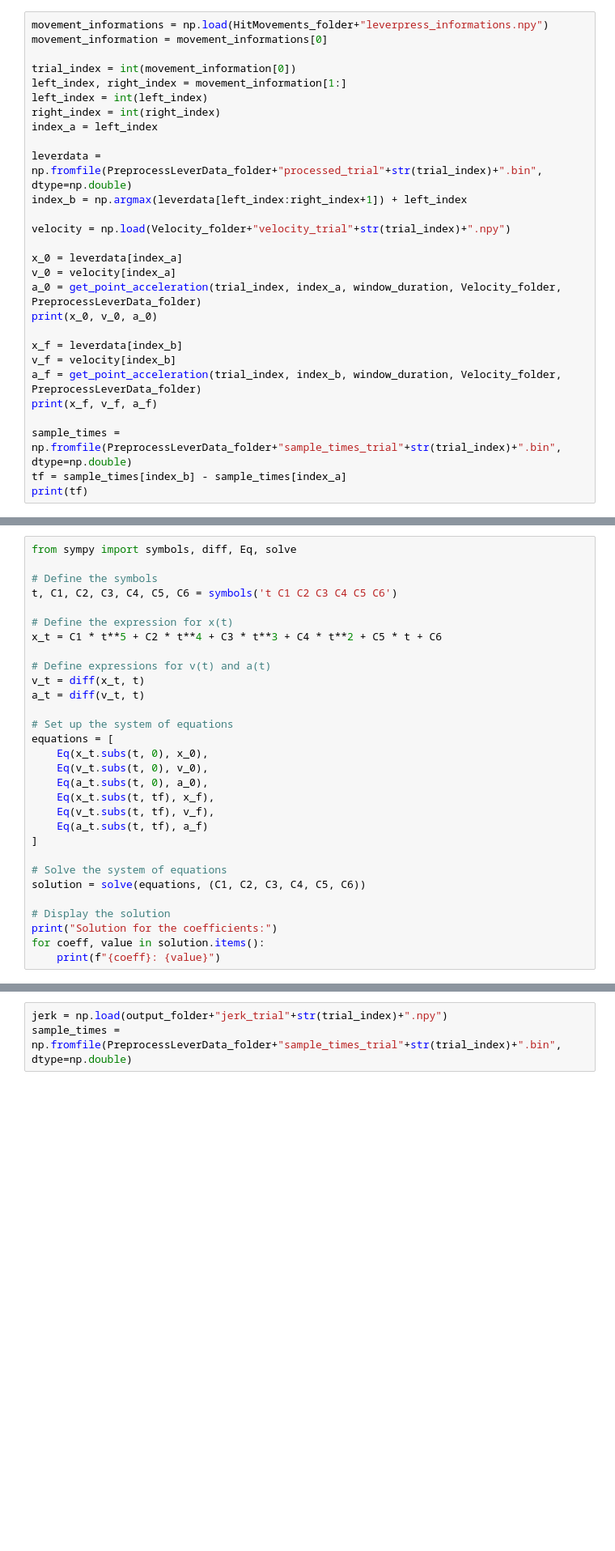
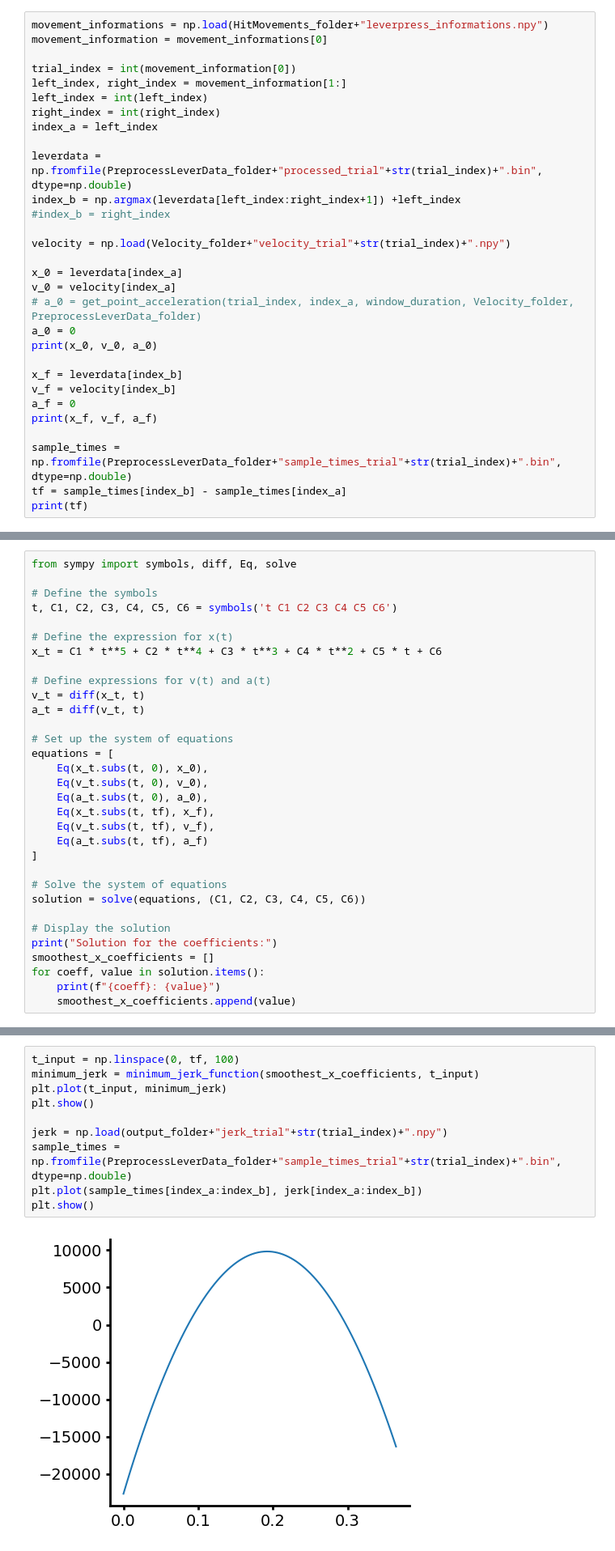
Before and after one commit to paulazoo/behavior, a Jupyter notebook: analysis/Jerk.ipynb, the cells around one changed output, grey strips where cells are left out. Shown: that part at 81% size. Drawn from its saved outputs; the diff is of its cells as text; blank space fills up the shorter version.

Commit message:
water restriction non-jerk analysis done

```diff
--- a/analysis/Jerk.ipynb
+++ b/analysis/Jerk.ipynb
@@ -152,18 +153,20 @@ right_index = int(right_index)
 index_a = left_index
 
 leverdata = np.fromfile(PreprocessLeverData_folder+"processed_trial"+str(trial_index)+".bin", dtype=np.double)
-index_b = np.argmax(leverdata[left_index:right_index+1]) + left_index
+index_b = np.argmax(leverdata[left_index:right_index+1]) +left_index
+#index_b = right_index
 
 velocity = np.load(Velocity_folder+"velocity_trial"+str(trial_index)+".npy")
 
 x_0 = leverdata[index_a]
 v_0 = velocity[index_a]
-a_0 = get_point_acceleration(trial_index, index_a, window_duration, Velocity_folder, PreprocessLeverData_folder)
+# a_0 = get_point_acceleration(trial_index, index_a, window_duration, Velocity_folder, PreprocessLeverData_folder)
+a_0 = 0
 print(x_0, v_0, a_0)
 
 x_f = leverdata[index_b]
 v_f = velocity[index_b]
-a_f = get_point_acceleration(trial_index, index_b, window_duration, Velocity_folder, PreprocessLeverData_folder)
+a_f = 0
 print(x_f, v_f, a_f)
 
 sample_times = np.fromfile(PreprocessLeverData_folder+"sample_times_trial"+str(trial_index)+".bin", dtype=np.double)
@@ -203,7 +204,9 @@ solution = solve(equations, (C1, C2, C3, C4, C5, C6))
 
 # Display the solution
 print("Solution for the coefficients:")
+smoothest_x_coefficients = []
 for coeff, value in solution.items():
     print(f"{coeff}: {value}")
+    smoothest_x_coefficients.append(value)
 # %% [output]
 Solution for the coefficients:
@@ -214,5 +217,14 @@ C4: -1.61778488638437E+19
 C5: 79.6723725972163
 C6: 2.93323284802410
 # %%
+t_input = np.linspace(0, tf, 100)
+minimum_jerk = minimum_jerk_function(smoothest_x_coefficients, t_input)
+plt.plot(t_input, minimum_jerk)
+plt.show()
+
 jerk = np.load(output_folder+"jerk_trial"+str(trial_index)+".npy")
 sample_times = np.fromfile(PreprocessLeverData_folder+"sample_times_trial"+str(trial_index)+".bin", dtype=np.double)
+plt.plot(sample_times[index_a:index_b], jerk[index_a:index_b])
+plt.show()
+# %% [output]
+[figure, added]
```
Also changed, not shown: parts of 5 cells of this notebook, 14 other files.
